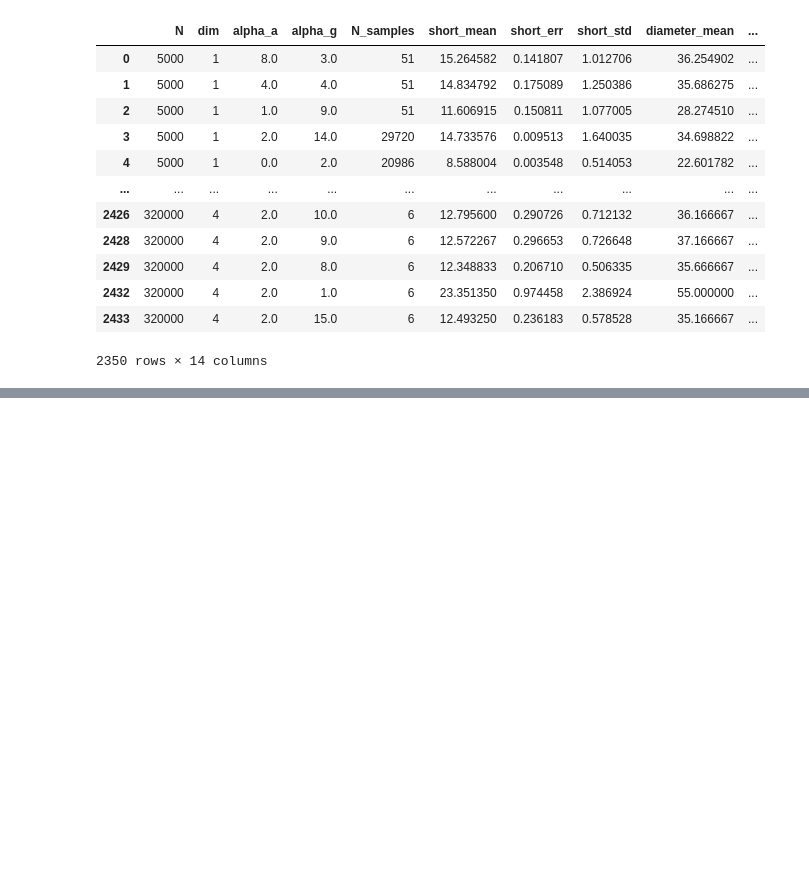
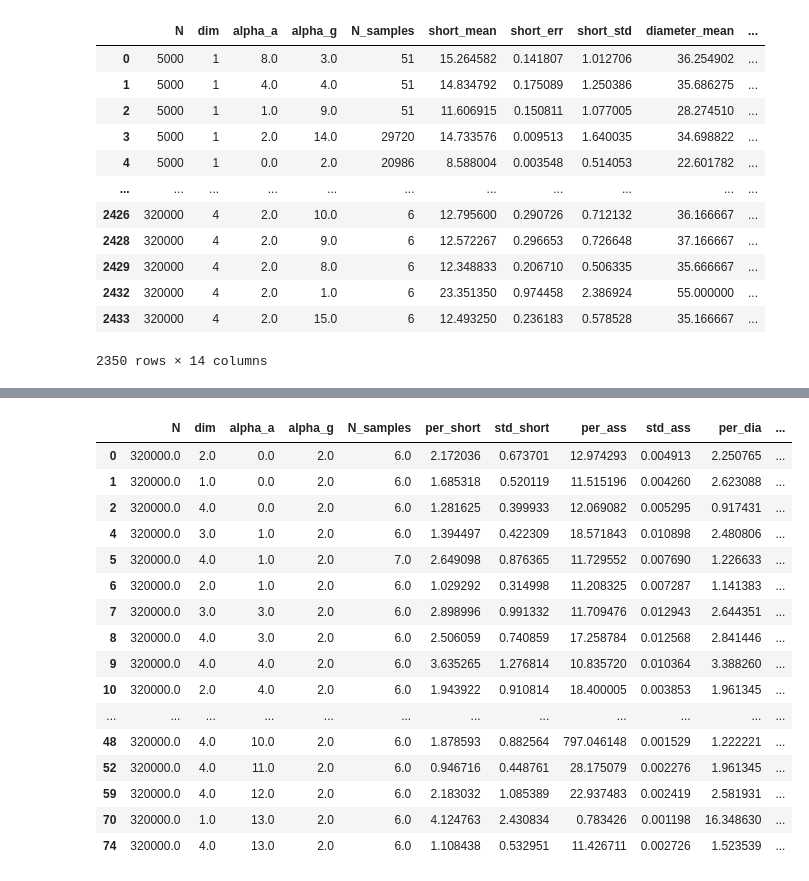
Before and after one commit to JuniorAlencar/SpatialPreferential, a Jupyter notebook: scripts/jupyter/fixing_data.ipynb, the cells around one changed output, grey strips where cells are left out. Saved outputs shown, nothing was run; the diff lists cells and outputs as text; code cells hidden in the pictures; blank space fills up the shorter version.

```diff
--- a/scripts/jupyter/fixing_data.ipynb
+++ b/scripts/jupyter/fixing_data.ipynb
@@ -273,0 +354,20 @@ for i in range(len(par_fil)):
+# %%
+filtered_df[filtered_df["N"]==320000]
+# %% [output]
+|  | N | dim | alpha_a | alpha_g | N_samples | per_short | std_short | per_ass | std_ass | per_dia | ... |
+| 0 | 320000.0 | 2.0 | 0.0 | 2.0 | 6.0 | 2.172036 | 0.673701 | 12.974293 | 0.004913 | 2.250765 | ... |
+| 1 | 320000.0 | 1.0 | 0.0 | 2.0 | 6.0 | 1.685318 | 0.520119 | 11.515196 | 0.004260 | 2.623088 | ... |
+| 2 | 320000.0 | 4.0 | 0.0 | 2.0 | 6.0 | 1.281625 | 0.399933 | 12.069082 | 0.005295 | 0.917431 | ... |
+| 4 | 320000.0 | 3.0 | 1.0 | 2.0 | 6.0 | 1.394497 | 0.422309 | 18.571843 | 0.010898 | 2.480806 | ... |
+| 5 | 320000.0 | 4.0 | 1.0 | 2.0 | 7.0 | 2.649098 | 0.876365 | 11.729552 | 0.007690 | 1.226633 | ... |
+| 6 | 320000.0 | 2.0 | 1.0 | 2.0 | 6.0 | 1.029292 | 0.314998 | 11.208325 | 0.007287 | 1.141383 | ... |
+| 7 | 320000.0 | 3.0 | 3.0 | 2.0 | 6.0 | 2.898996 | 0.991332 | 11.709476 | 0.012943 | 2.644351 | ... |
+| 8 | 320000.0 | 4.0 | 3.0 | 2.0 | 6.0 | 2.506059 | 0.740859 | 17.258784 | 0.012568 | 2.841446 | ... |
+| 9 | 320000.0 | 4.0 | 4.0 | 2.0 | 6.0 | 3.635265 | 1.276814 | 10.835720 | 0.010364 | 3.388260 | ... |
+| 10 | 320000.0 | 2.0 | 4.0 | 2.0 | 6.0 | 1.943922 | 0.910814 | 18.400005 | 0.003853 | 1.961345 | ... |
+| ... | ... | ... | ... | ... | ... | ... | ... | ... | ... | ... | ... |
+| 48 | 320000.0 | 4.0 | 10.0 | 2.0 | 6.0 | 1.878593 | 0.882564 | 797.046148 | 0.001529 | 1.222221 | ... |
+| 52 | 320000.0 | 4.0 | 11.0 | 2.0 | 6.0 | 0.946716 | 0.448761 | 28.175079 | 0.002276 | 1.961345 | ... |
+| 59 | 320000.0 | 4.0 | 12.0 | 2.0 | 6.0 | 2.183032 | 1.085389 | 22.937483 | 0.002419 | 2.581931 | ... |
+| 70 | 320000.0 | 1.0 | 13.0 | 2.0 | 6.0 | 4.124763 | 2.430834 | 0.783426 | 0.001198 | 16.348630 | ... |
+| 74 | 320000.0 | 4.0 | 13.0 | 2.0 | 6.0 | 1.108438 | 0.532951 | 11.426711 | 0.002726 | 1.523539 | ... |
```
Also changed, not shown: parts of 8 cells of this notebook, 1 other file.
